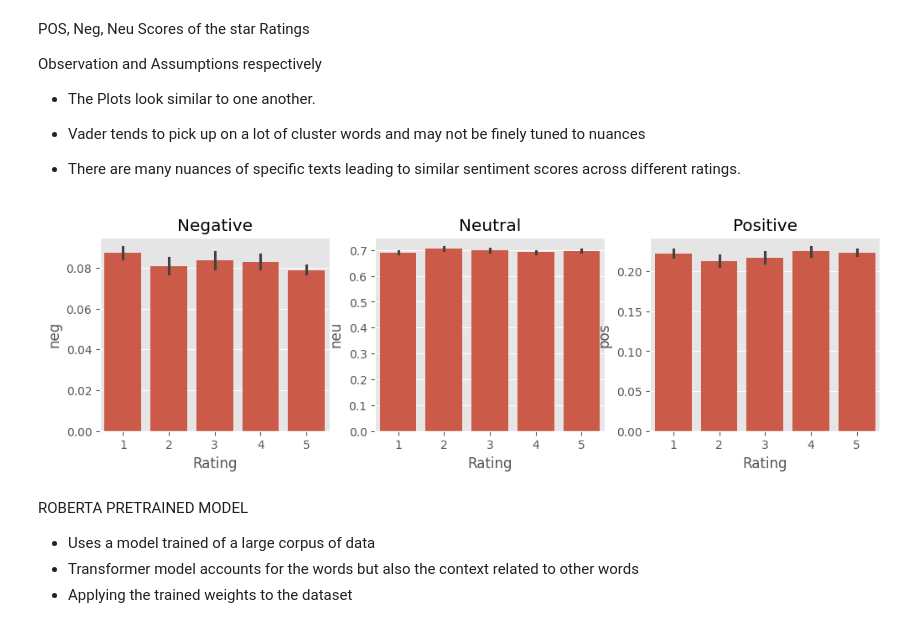
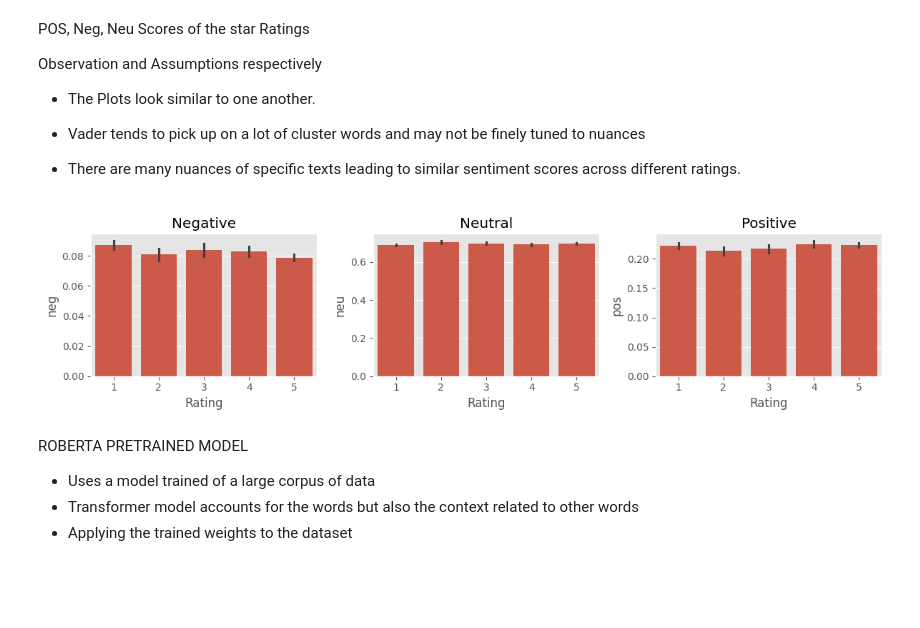
Before and after one commit to esskare/Sentiment-Analysis-on-Products, a Jupyter notebook: VaderModel.ipynb, the cells around one changed output. Drawn from its saved outputs; the diff is of its cells as text; code cells hidden in the pictures; blank space fills up the shorter version.

```diff
--- a/VaderModel.ipynb
+++ b/VaderModel.ipynb
@@ -135,0 +118,4 @@ vaders.head()
+# %%
+vaders = pd.DataFrame(results).T
+vaders = vaders.reset_index().rename(columns={"index": "Id"})
+vaders = vaders.merge(df, how="left")
@@ -153,14 +151,15 @@ Observation and Assumptions respectively
 # %%
 fig, axs = plt.subplots(1, 3, figsize=(12, 3))
 sns.barplot(data = vaders, x = 'Rating', y='neg', ax=axs[0])
 sns.barplot(data = vaders, x = 'Rating', y='neu', ax=axs[1])
 sns.barplot(data = vaders, x = 'Rating', y='pos', ax=axs[2])
 axs[0].set_title('Negative')
 axs[1].set_title('Neutral')
 axs[2].set_title('Positive')
+plt.tight_layout()
 plt.show()
 # %% [output]
-[figure, old version]
+[figure, new version]
 # %% [markdown]
 ROBERTA PRETRAINED MODEL
 - Uses a model trained of a large corpus of data
```
Also changed, not shown: parts of 10 cells of this notebook.
